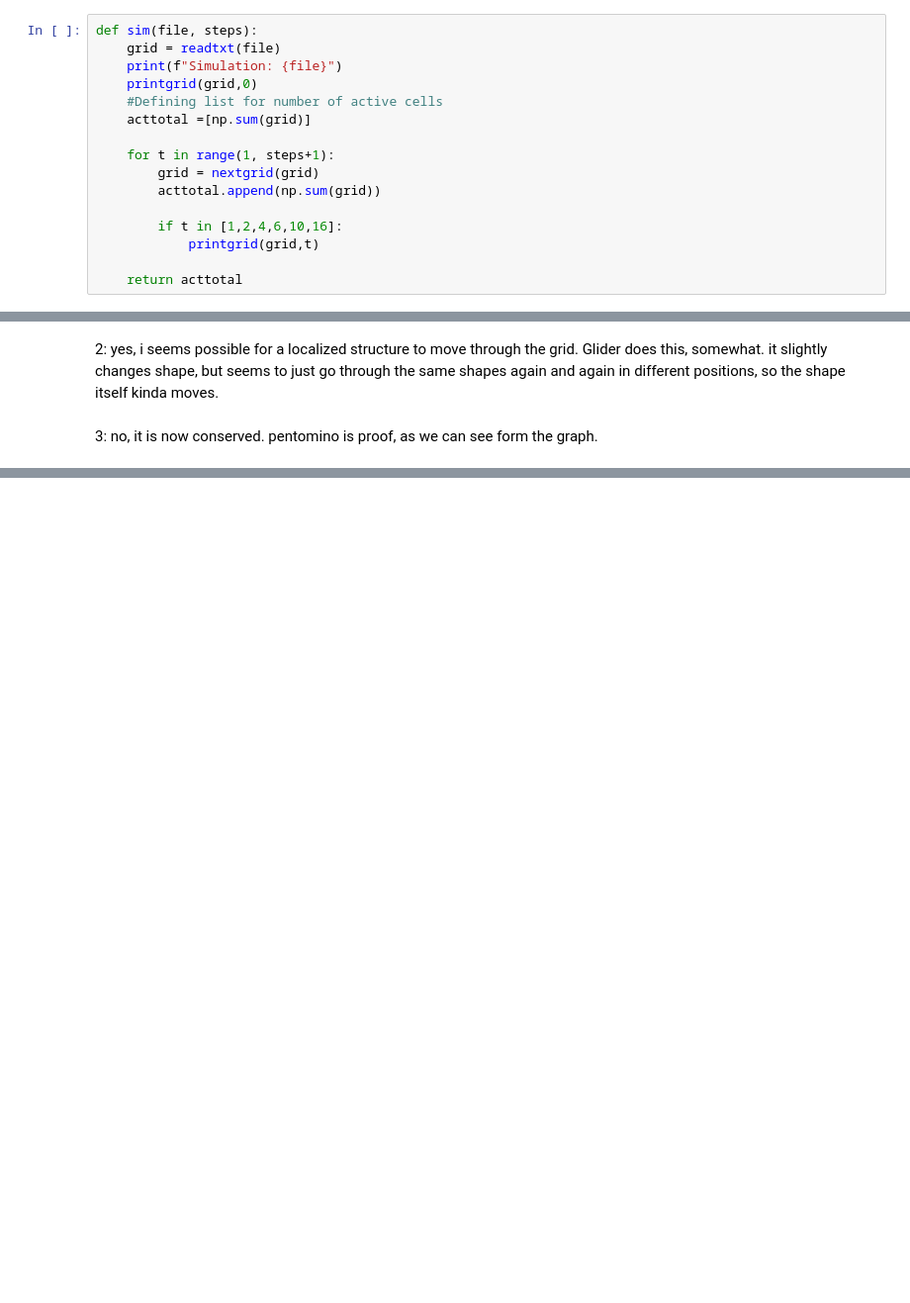
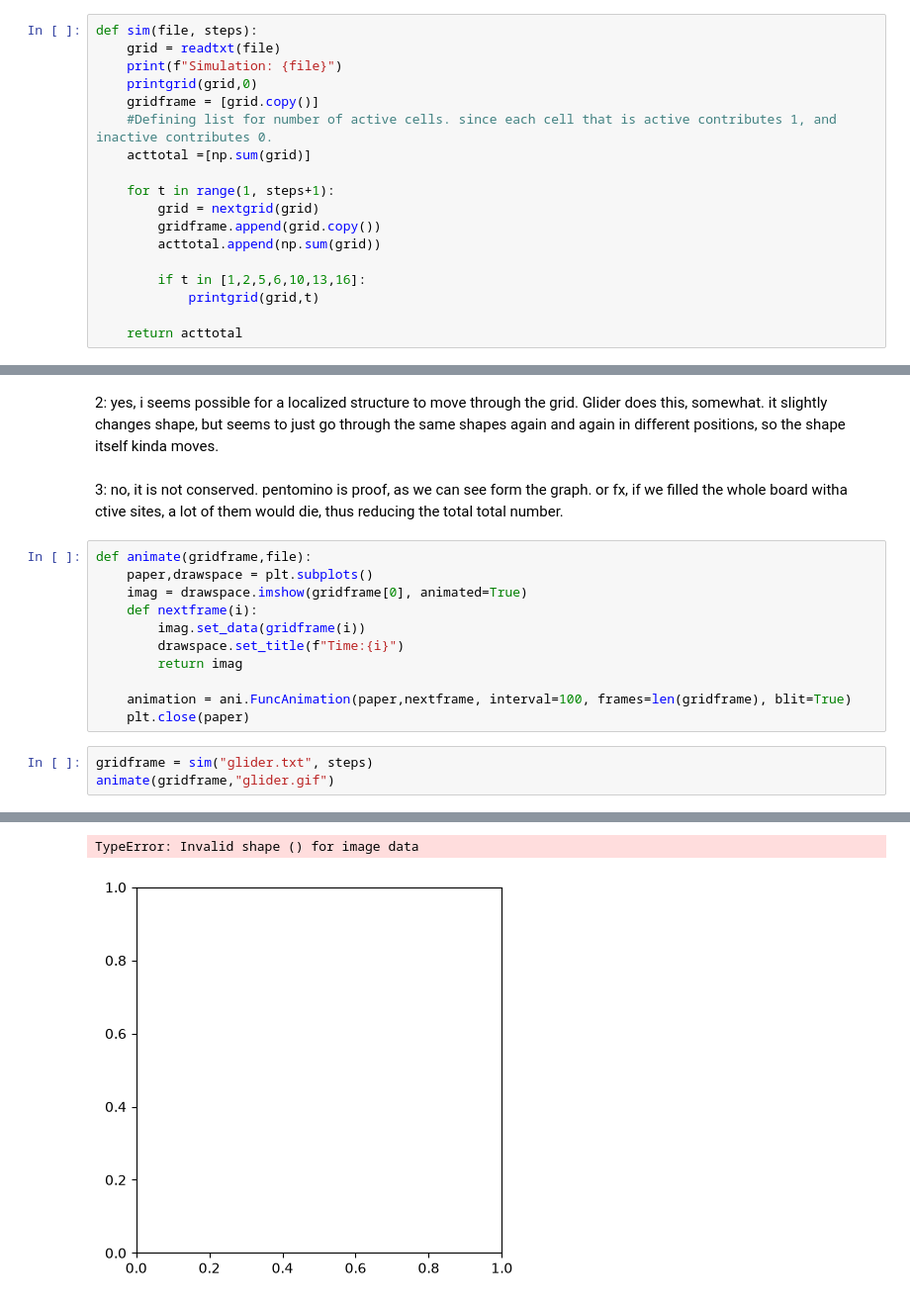
Before and after one commit to StrangeGot/Dat1-maybe-repo, a Jupyter notebook: Exercises1/GameOfLife.ipynb, the cells around one changed output, grey strips where cells are left out. Shown at 99% size. Cells and saved outputs as stored; diff of their text form; blank space fills up the shorter version.

Commit message:
Trying to animate, currently failing

```diff
--- a/Exercises1/GameOfLife.ipynb
+++ b/Exercises1/GameOfLife.ipynb
@@ -74,14 +75,16 @@ def sim(file, steps):
     grid = readtxt(file)
     print(f"Simulation: {file}")
     printgrid(grid,0)
-    #Defining list for number of active cells
+    gridframe = [grid.copy()]
+    #Defining list for number of active cells. since each cell that is active contributes 1, and inactive contributes 0.
     acttotal =[np.sum(grid)]
 
     for t in range(1, steps+1):
         grid = nextgrid(grid)
+        gridframe.append(grid.copy())
         acttotal.append(np.sum(grid))
 
-        if t in [1,2,4,6,10,16]:
+        if t in [1,2,5,6,10,13,16]:
             printgrid(grid,t)
 
     return acttotal
@@ -134,4 +137,19 @@ Questions:
 # %% [markdown]
 2: yes, i seems possible for a localized structure to move through the grid. Glider does this, somewhat. it slightly changes shape, but seems to just go through the same shapes again and again in different positions, so the shape itself kinda moves.
 # %% [markdown]
-3: no, it is now conserved. pentomino is proof, as we can see form the graph.
+3: no, it is not conserved. pentomino is proof, as we can see form the graph. or fx, if we filled the whole board witha ctive sites, a lot of them would die, thus reducing the total total number.
+# %%
+def animate(gridframe,file):
+    paper,drawspace = plt.subplots()
+    imag = drawspace.imshow(gridframe[0], animated=True)
+    def nextframe(i):
+        imag.set_data(gridframe(i))
+        drawspace.set_title(f"Time:{i}")
+        return imag
+
+    animation = ani.FuncAnimation(paper,nextframe, interval=100, frames=len(gridframe), blit=True)
+    plt.close(paper)
+# %%
+gridframe = sim("glider.txt", steps)
+animate(gridframe,"glider.gif")
+# %% [output]
@@ -137,0 +173,2 @@ Questions:
+TypeError: Invalid shape () for image data
+[figure, added]
```
Also changed, not shown: parts of 4 cells of this notebook.
